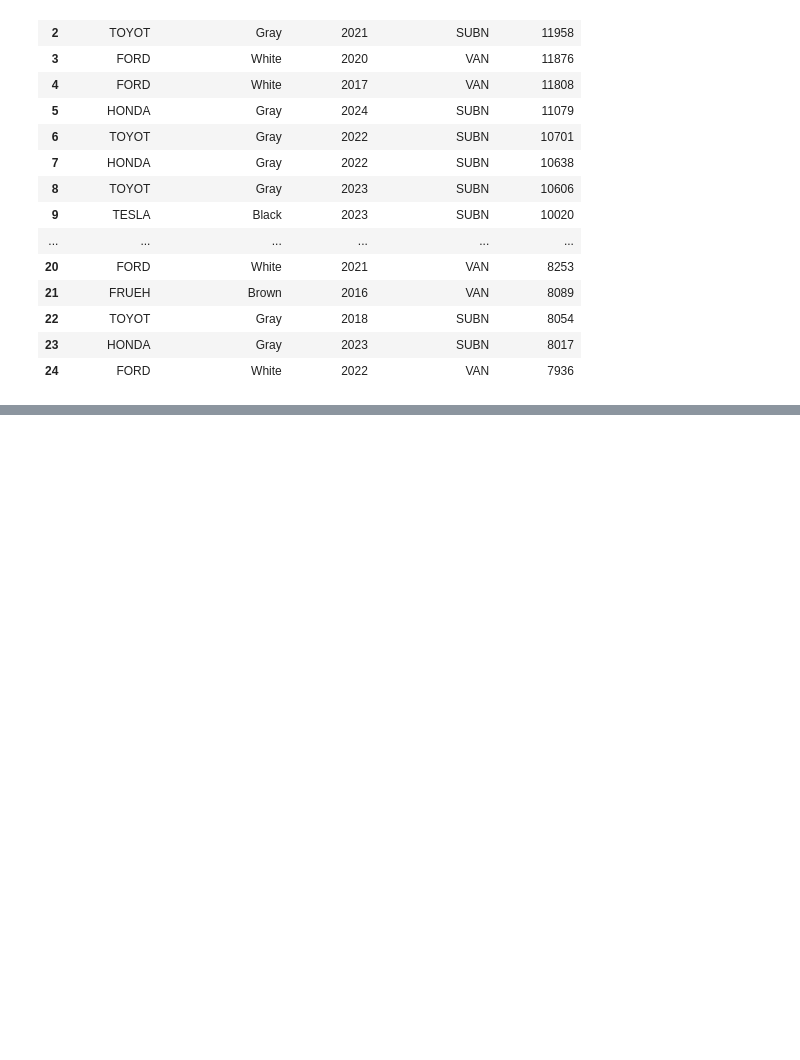
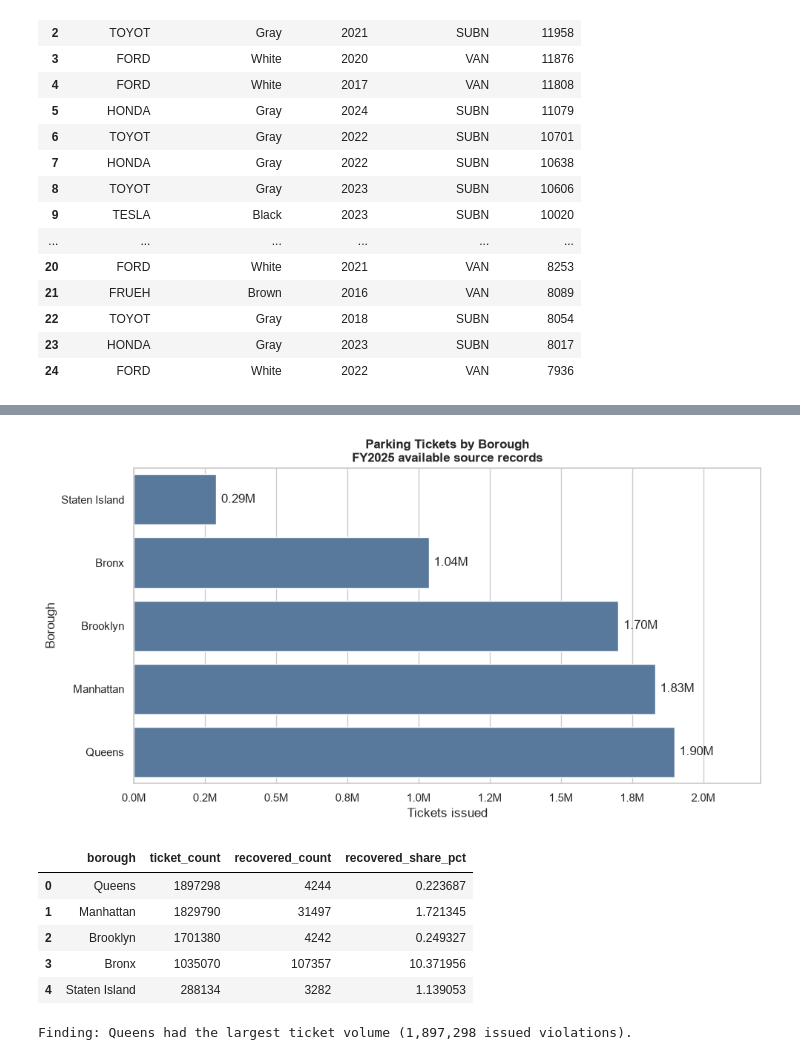
Before and after one commit to JaysonC41/parkinganalytics, a Jupyter notebook: notebooks/04_analyze_and_visualize.ipynb, the cells around one changed output, grey strips where cells are left out. Cells and saved outputs as stored; diff of their text form; code cells hidden in the pictures; blank space fills up the shorter version.

```diff
--- a/notebooks/03_analyze_and_visualize.ipynb
+++ b/notebooks/04_analyze_and_visualize.ipynb
@@ -493,0 +569,60 @@ vehicle_profiles
+# %%
+borough_volume = pd.read_sql_query(
+    """
+    SELECT
+        analysis_borough AS borough,
+        COUNT(*) AS ticket_count,
+        SUM(CASE WHEN borough_source = 'recovered' THEN 1 ELSE 0 END)
+            AS recovered_count
+    FROM parking_analysis
+    WHERE issue_date BETWEEN ? AND ?
+      AND analysis_borough IS NOT NULL
+    GROUP BY analysis_borough
+    ORDER BY ticket_count DESC
+    """,
+    connection,
+    params=(FY_START, FY_END),
+)
+borough_volume["recovered_share_pct"] = (
+    100 * borough_volume["recovered_count"] / borough_volume["ticket_count"]
+)
+
+plot_data = borough_volume.sort_values("ticket_count")
+fig, ax = plt.subplots(figsize=(10, 5.5))
+sns.barplot(
+    data=plot_data,
+    x="ticket_count",
+    y="borough",
+    color="#4E79A7",
+    ax=ax,
+)
+ax.set(
+    title="Parking Tickets by Borough\nFY2025 available source records",
+    xlabel="Tickets issued",
+    ylabel="Borough",
+)
+ax.xaxis.set_major_formatter(lambda value, _: f"{value / 1_000_000:.1f}M")
+ax.set_xlim(0, plot_data["ticket_count"].max() * 1.16)
+ax.bar_label(
+    ax.containers[0],
+    labels=[f"{value / 1_000_000:.2f}M" for value in plot_data["ticket_count"]],
+    padding=5,
+)
+plt.tight_layout()
+plt.show()
+
+display(borough_volume)
+volume_leader = borough_volume.iloc[0]
+print(
+    f"Finding: {volume_leader['borough']} had the largest ticket volume "
+    f"({volume_leader['ticket_count']:,} issued violations)."
+)
+# %% [output]
+[figure, added]
+|  | borough | ticket_count | recovered_count | recovered_share_pct |
+| 0 | Queens | 1897298 | 4244 | 0.223687 |
+| 1 | Manhattan | 1829790 | 31497 | 1.721345 |
+| 2 | Brooklyn | 1701380 | 4242 | 0.249327 |
+| 3 | Bronx | 1035070 | 107357 | 10.371956 |
+| 4 | Staten Island | 288134 | 3282 | 1.139053 |
+Finding: Queens had the largest ticket volume (1,897,298 issued violations).
```
Also changed, not shown: parts of 32 cells of this notebook.
